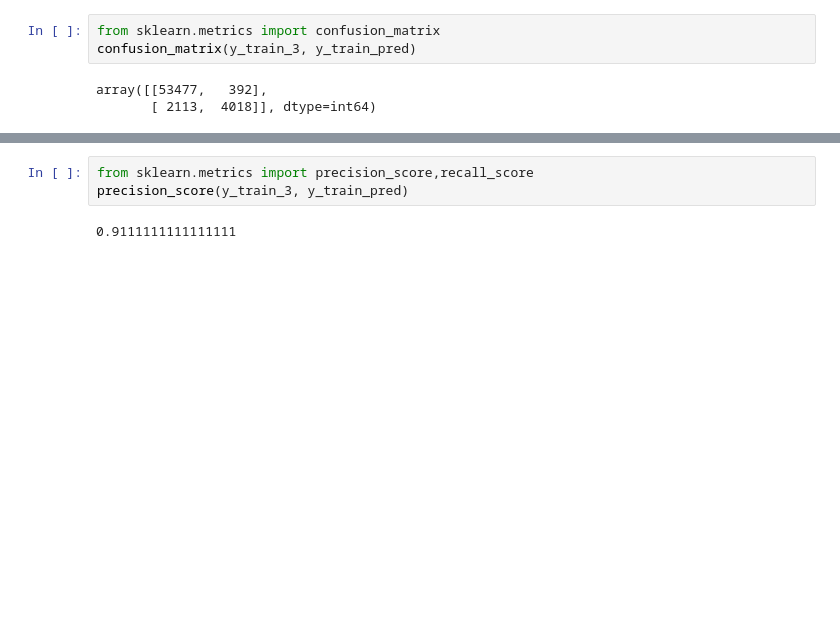
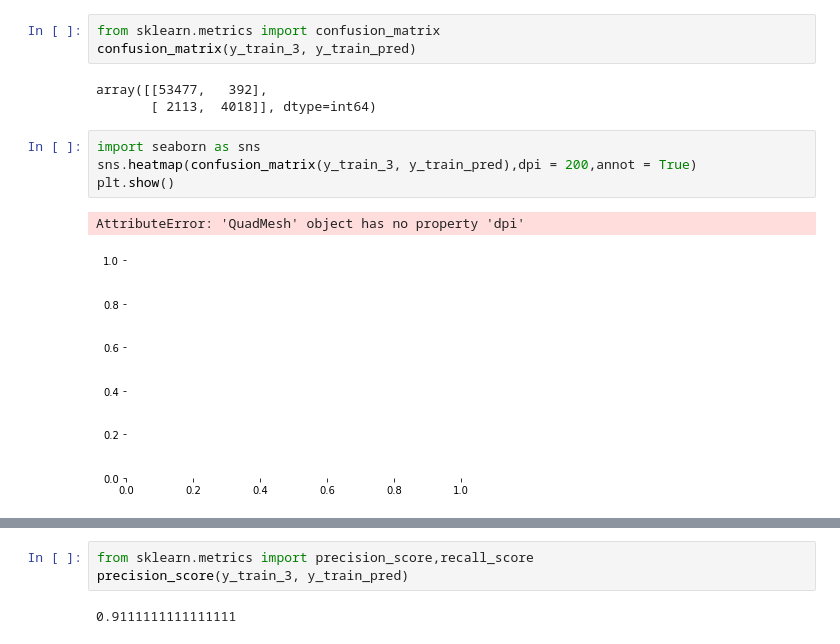
Before and after one commit to punit0412/ML-PROJECTS, a Jupyter notebook: Digit Recognition.ipynb, the cells around one changed output, grey strips where cells are left out. Cells and saved outputs as stored; diff of their text form; blank space fills up the shorter version.

```diff
--- a/Digit Recognition.ipynb
+++ b/Digit Recognition.ipynb
@@ -101,5 +95,12 @@ confusion_matrix(y_train_3, y_train_pred)
 # %% [output]
 array([[53477,   392],
        [ 2113,  4018]], dtype=int64)
+# %%
+import seaborn as sns
+sns.heatmap(confusion_matrix(y_train_3, y_train_pred),dpi = 200,annot = True)
+plt.show()
+# %% [output]
+AttributeError: 'QuadMesh' object has no property 'dpi'
+[figure, added]
 # %%
 y_train_perfect_predictions = y_train_3
```
Also changed, not shown: parts of 23 cells of this notebook, 4 other files.
